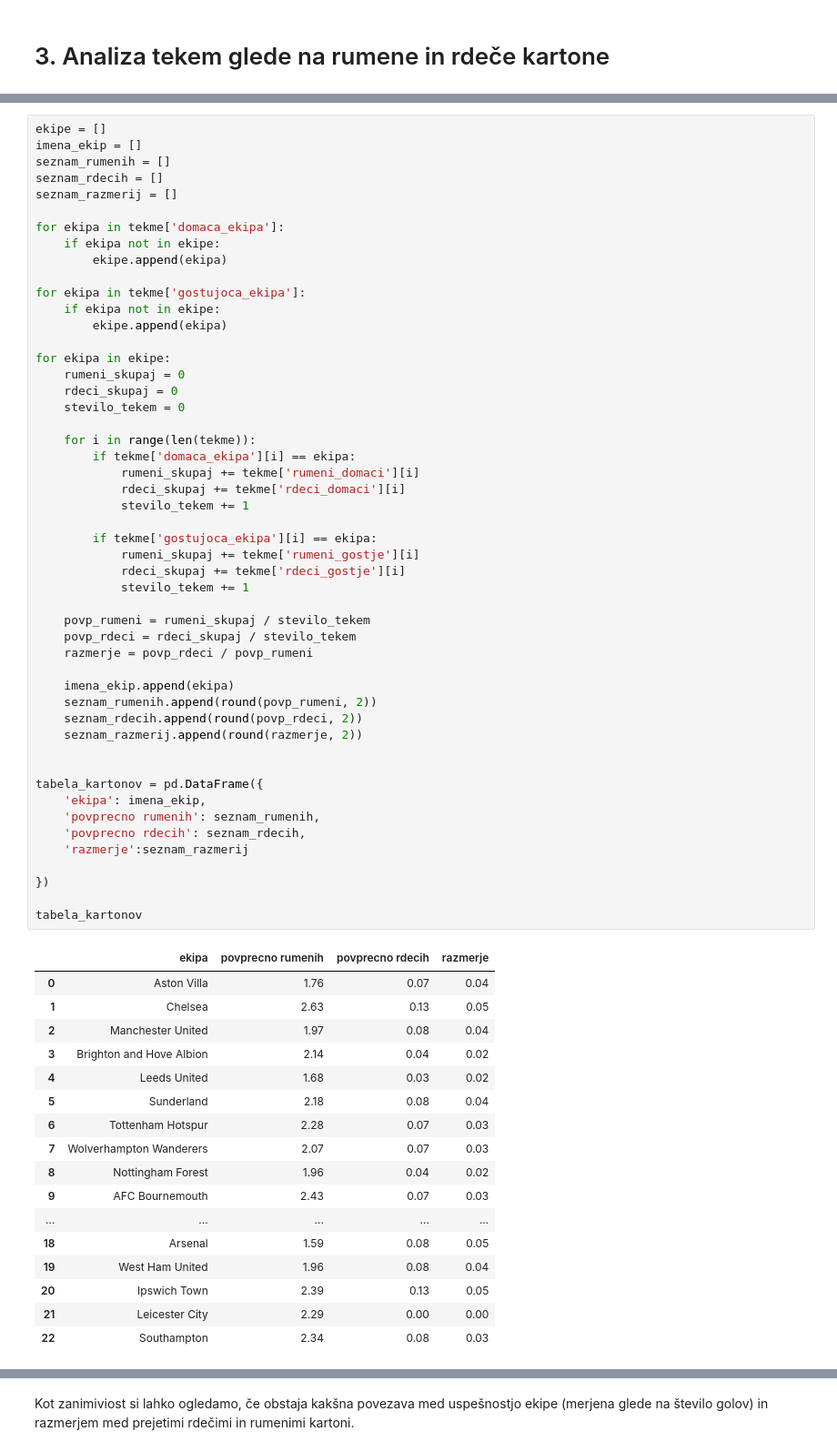
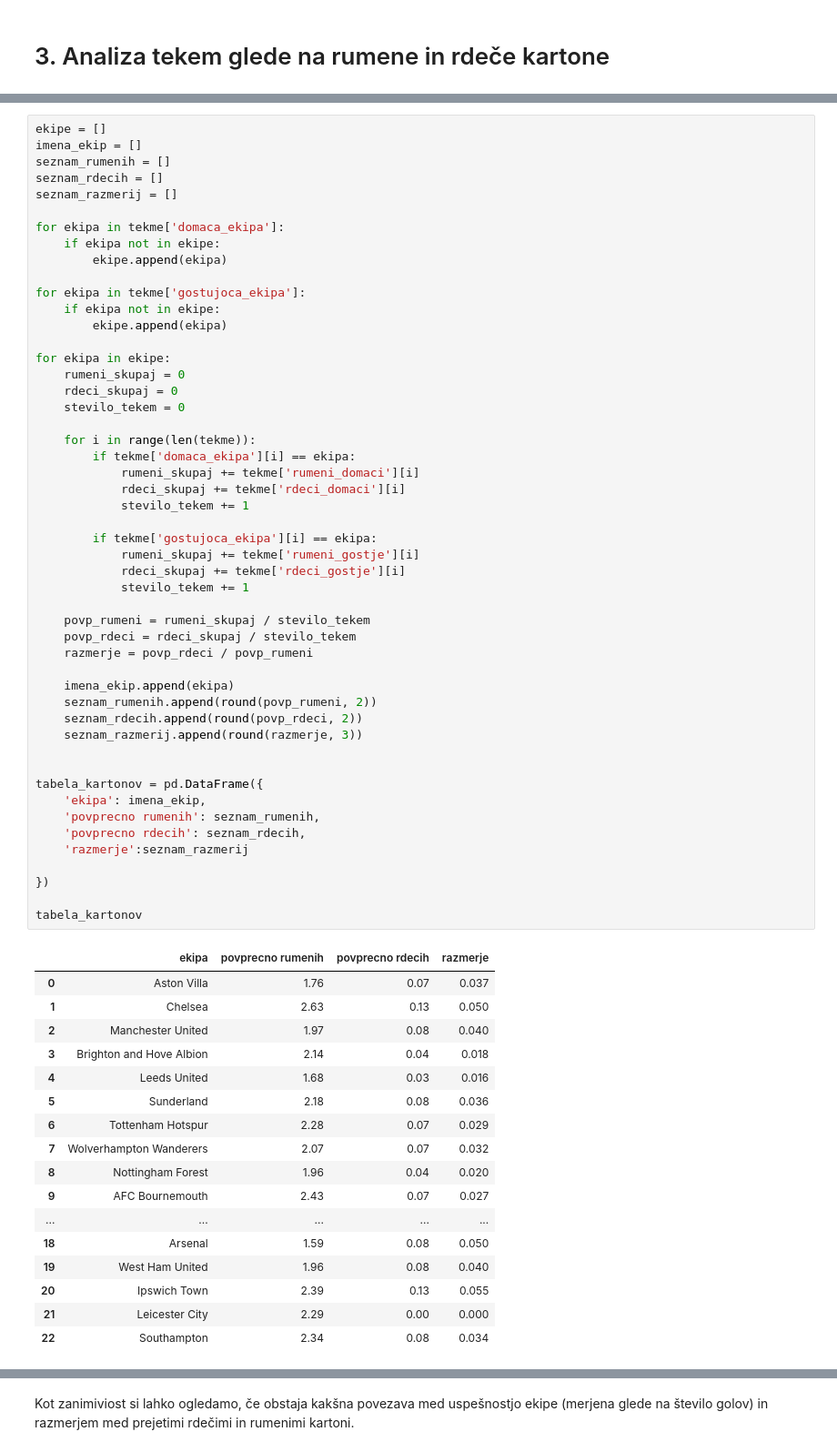
Before and after one commit to KristinaD03/projektna-UVP, a Jupyter notebook: analiza_tekem.ipynb, the cells around one changed output, grey strips where cells are left out. Shown at 91% size. Saved outputs shown, nothing was run; the diff lists cells and outputs as text.

```diff
--- a/analiza_tekem.ipynb
+++ b/analiza_tekem.ipynb
@@ -583,47 +592,47 @@ for ekipa in ekipe:
         if tekme['domaca_ekipa'][i] == ekipa:
             rumeni_skupaj += tekme['rumeni_domaci'][i]
             rdeci_skupaj += tekme['rdeci_domaci'][i]
             stevilo_tekem += 1
 
         if tekme['gostujoca_ekipa'][i] == ekipa:
             rumeni_skupaj += tekme['rumeni_gostje'][i]
             rdeci_skupaj += tekme['rdeci_gostje'][i]
             stevilo_tekem += 1
 
     povp_rumeni = rumeni_skupaj / stevilo_tekem
     povp_rdeci = rdeci_skupaj / stevilo_tekem
     razmerje = povp_rdeci / povp_rumeni
 
     imena_ekip.append(ekipa)
     seznam_rumenih.append(round(povp_rumeni, 2))
     seznam_rdecih.append(round(povp_rdeci, 2))
-    seznam_razmerij.append(round(razmerje, 2))
+    seznam_razmerij.append(round(razmerje, 3))
 
 
 tabela_kartonov = pd.DataFrame({
     'ekipa': imena_ekip,
     'povprecno rumenih': seznam_rumenih,
     'povprecno rdecih': seznam_rdecih,
     'razmerje':seznam_razmerij
 
 })
 
 tabela_kartonov
 # %% [output]
 |  | ekipa | povprecno rumenih | povprecno rdecih | razmerje |
-| 0 | Aston Villa | 1.76 | 0.07 | 0.04 |
-| 1 | Chelsea | 2.63 | 0.13 | 0.05 |
-| 2 | Manchester United | 1.97 | 0.08 | 0.04 |
-| 3 | Brighton and Hove Albion | 2.14 | 0.04 | 0.02 |
-| 4 | Leeds United | 1.68 | 0.03 | 0.02 |
-| 5 | Sunderland | 2.18 | 0.08 | 0.04 |
-| 6 | Tottenham Hotspur | 2.28 | 0.07 | 0.03 |
-| 7 | Wolverhampton Wanderers | 2.07 | 0.07 | 0.03 |
-| 8 | Nottingham Forest | 1.96 | 0.04 | 0.02 |
-| 9 | AFC Bournemouth | 2.43 | 0.07 | 0.03 |
+| 0 | Aston Villa | 1.76 | 0.07 | 0.037 |
+| 1 | Chelsea | 2.63 | 0.13 | 0.050 |
+| 2 | Manchester United | 1.97 | 0.08 | 0.040 |
+| 3 | Brighton and Hove Albion | 2.14 | 0.04 | 0.018 |
+| 4 | Leeds United | 1.68 | 0.03 | 0.016 |
+| 5 | Sunderland | 2.18 | 0.08 | 0.036 |
+| 6 | Tottenham Hotspur | 2.28 | 0.07 | 0.029 |
+| 7 | Wolverhampton Wanderers | 2.07 | 0.07 | 0.032 |
+| 8 | Nottingham Forest | 1.96 | 0.04 | 0.020 |
+| 9 | AFC Bournemouth | 2.43 | 0.07 | 0.027 |
 | ... | ... | ... | ... | ... |
-| 18 | Arsenal | 1.59 | 0.08 | 0.05 |
-| 19 | West Ham United | 1.96 | 0.08 | 0.04 |
-| 20 | Ipswich Town | 2.39 | 0.13 | 0.05 |
-| 21 | Leicester City | 2.29 | 0.00 | 0.00 |
-| 22 | Southampton | 2.34 | 0.08 | 0.03 |
+| 18 | Arsenal | 1.59 | 0.08 | 0.050 |
+| 19 | West Ham United | 1.96 | 0.08 | 0.040 |
+| 20 | Ipswich Town | 2.39 | 0.13 | 0.055 |
+| 21 | Leicester City | 2.29 | 0.00 | 0.000 |
+| 22 | Southampton | 2.34 | 0.08 | 0.034 |
```
Also changed, not shown: parts of 27 cells of this notebook.
